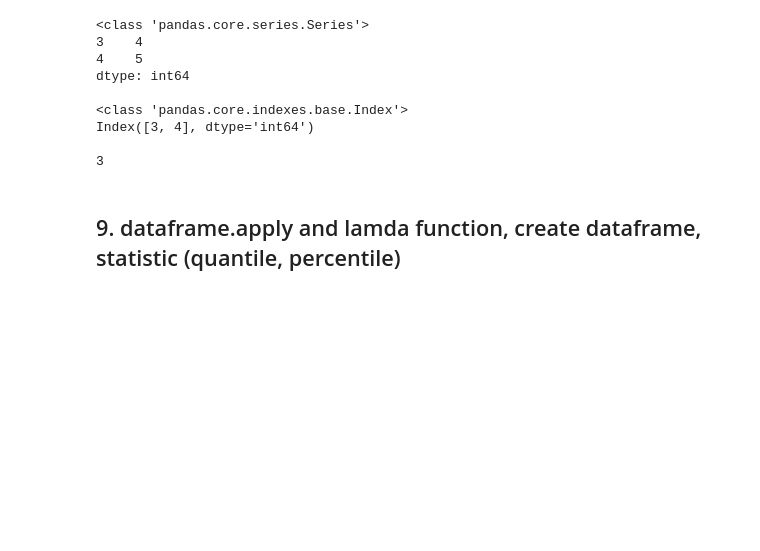
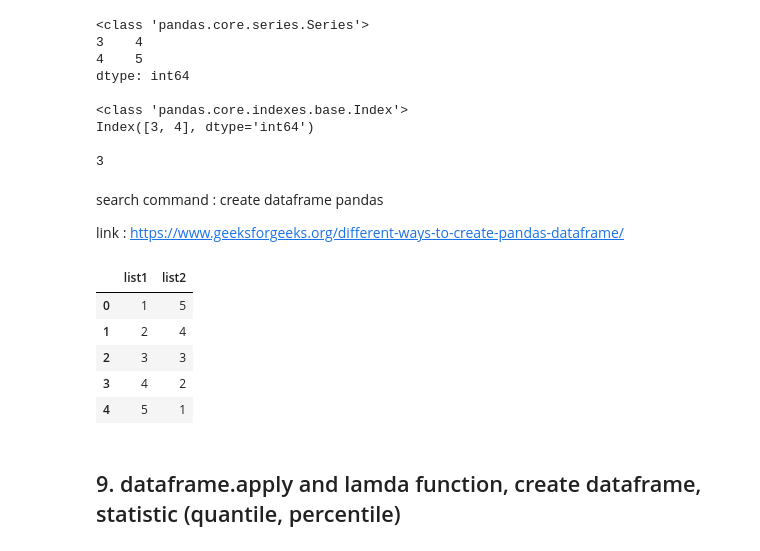
Before and after one commit to stmighty/Fundamental_AI_Tutorial, a Jupyter notebook: AI_Tutorial_Fundamental/basic_1_pandas/pandas1_fromassignment1_data_science.ipynb, the cells around one changed output. Drawn from its saved outputs; the diff is of its cells as text; code cells hidden in the pictures; blank space fills up the shorter version.

```diff
--- a/AI_Tutorial_Fundamental/basic_1_pandas/pandas1_fromassignment1_data_science.ipynb
+++ b/AI_Tutorial_Fundamental/basic_1_pandas/pandas1_fromassignment1_data_science.ipynb
@@ -465,6 +469,32 @@ dtype: int64
 Index([3, 4], dtype='int64')
 
 3
+# %% [markdown]
+search command : create dataframe pandas
+
+link : https://www.geeksforgeeks.org/different-ways-to-create-pandas-dataframe/
+# %%
+list1 = [1,2,3,4,5]
+list2 = [5,4,3,2,1]
+
+list_of_tuples = list(zip(list1, list2))
+
+# Assign data to tuples.
+list_of_tuples
+
+
+# Converting lists of tuples into
+# pandas Dataframe.
+df = pd.DataFrame(list_of_tuples,
+                  columns=['list1', 'list2'])
+df
+# %% [output]
+|  | list1 | list2 |
+| 0 | 1 | 5 |
+| 1 | 2 | 4 |
+| 2 | 3 | 3 |
+| 3 | 4 | 2 |
+| 4 | 5 | 1 |
 # %% [markdown]
 ## 9. dataframe.apply and lamda function, create dataframe, statistic (quantile, percentile)
 # %% [markdown]
```
Also changed, not shown: parts of 1 cell of this notebook.
